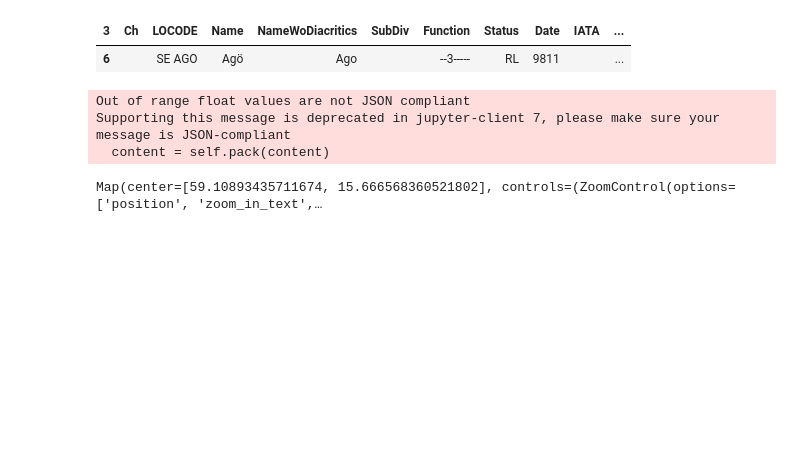
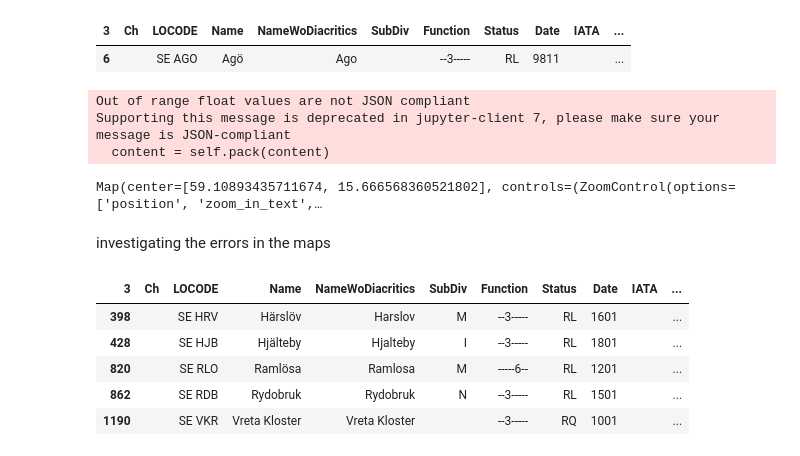
Before and after one commit to SCGlass/table_scraper, a Jupyter notebook: notebook.ipynb, the cells around one changed output. Drawn from its saved outputs; the diff is of its cells as text; code cells hidden in the pictures; blank space fills up the shorter version.

Commit message:
begin to create usable functions

```diff
--- a/notebook.ipynb
+++ b/notebook.ipynb
@@ -299,3 +299,18 @@ Out of range float values are not JSON compliant
 Supporting this message is deprecated in jupyter-client 7, please make sure your message is JSON-compliant
   content = self.pack(content)
 Map(center=[59.10893435711674, 15.666568360521802], controls=(ZoomControl(options=['position', 'zoom_in_text',…
+# %% [markdown]
+investigating the errors in the maps
+# %%
+error_plots =  ["Ramlösa", "Hjälteby", "Härslöv", "Vreta Kloster", "Rydobruk"]
+
+error_df = df[df["Name"].isin(error_plots)]
+
+error_df
+# %% [output]
+| 3 | Ch | LOCODE | Name | NameWoDiacritics | SubDiv | Function | Status | Date | IATA | ... |
+| 398 |  | SE HRV | Härslöv | Harslov | M | --3----- | RL | 1601 |  | ... |
+| 428 |  | SE HJB | Hjälteby | Hjalteby | I | --3----- | RL | 1801 |  | ... |
+| 820 |  | SE RLO | Ramlösa | Ramlosa | M | -----6-- | RL | 1201 |  | ... |
+| 862 |  | SE RDB | Rydobruk | Rydobruk | N | --3----- | RL | 1501 |  | ... |
+| 1190 |  | SE VKR | Vreta Kloster | Vreta Kloster |  | --3----- | RQ | 1001 |  | ... |
```
Also changed, not shown: 2 other files.
